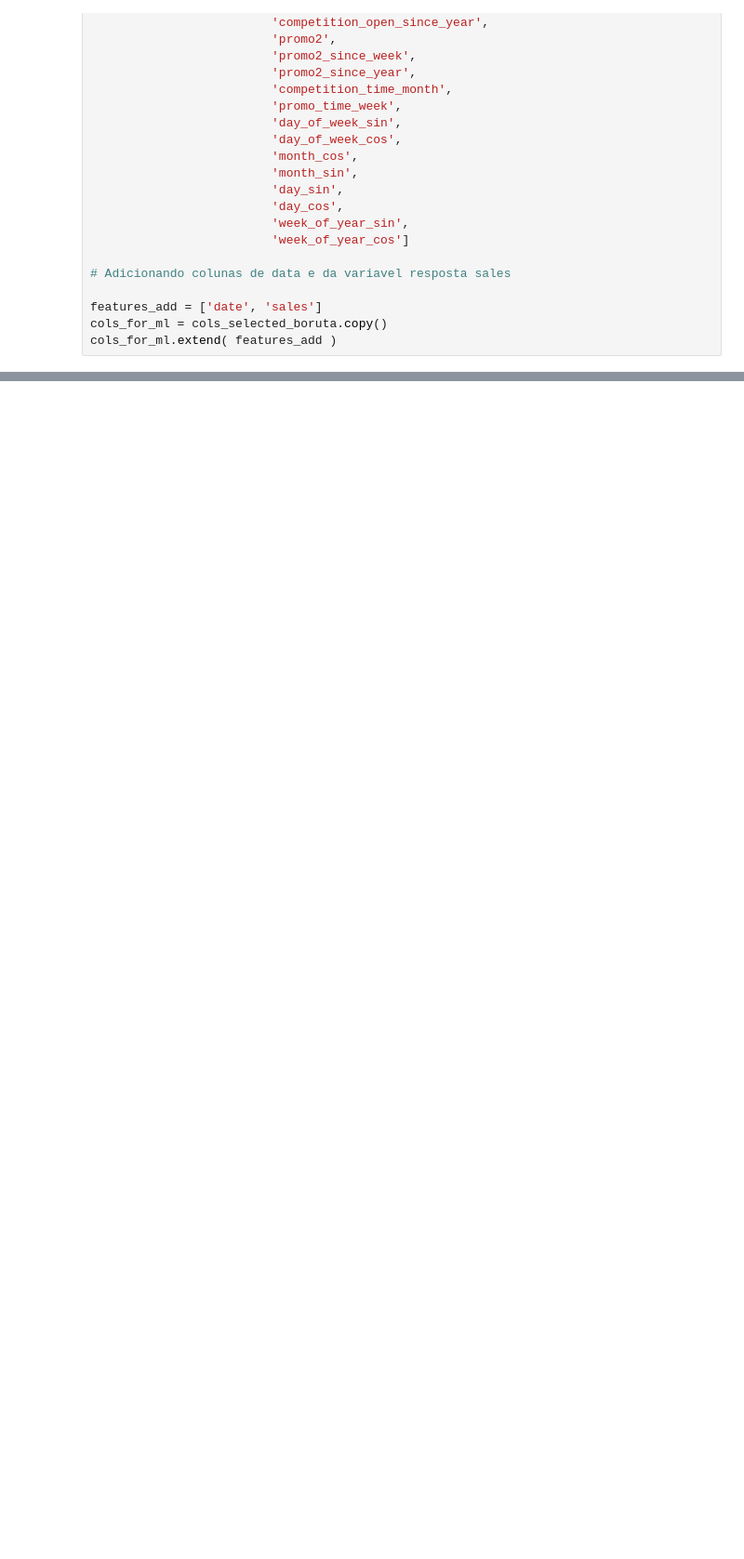
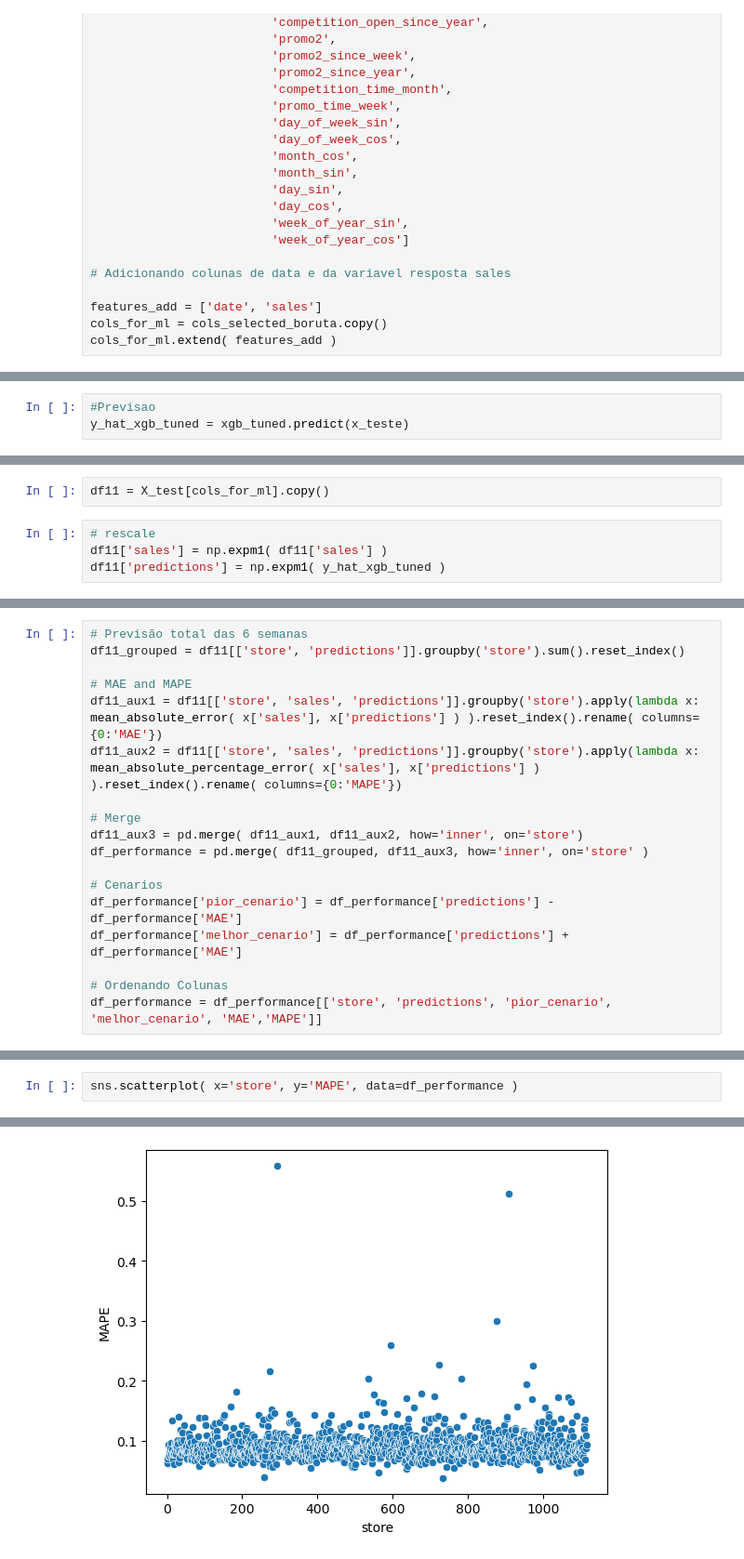
Before and after one commit to rafapires07/rossmann_store, a Jupyter notebook: rossmann_store_jupyter.ipynb, the cells around one changed output, grey strips where cells are left out. Shown at 93% size. Saved outputs shown, nothing was run; the diff lists cells and outputs as text; blank space fills up the shorter version.

```diff
--- a/rossmann_store_jupyter.ipynb
+++ b/rossmann_store_jupyter.ipynb
@@ -845,0 +1175,3 @@ df_for_ml
+# %%
+#Previsao
+y_hat_xgb_tuned = xgb_tuned.predict(x_teste)
@@ -845,0 +1190,6 @@ df_for_ml
+# %%
+df11 = X_test[cols_for_ml].copy()
+# %%
+# rescale
+df11['sales'] = np.expm1( df11['sales'] )
+df11['predictions'] = np.expm1( y_hat_xgb_tuned )
@@ -845,0 +1198,18 @@ df_for_ml
+# %%
+# Previsão total das 6 semanas
+df11_grouped = df11[['store', 'predictions']].groupby('store').sum().reset_index()
+
+# MAE and MAPE
+df11_aux1 = df11[['store', 'sales', 'predictions']].groupby('store').apply(lambda x: mean_absolute_error( x['sales'], x['predictions'] ) ).reset_index().rename( columns={0:'MAE'})
+df11_aux2 = df11[['store', 'sales', 'predictions']].groupby('store').apply(lambda x: mean_absolute_percentage_error( x['sales'], x['predictions'] ) ).reset_index().rename( columns={0:'MAPE'})
+
+# Merge
+df11_aux3 = pd.merge( df11_aux1, df11_aux2, how='inner', on='store')
+df_performance = pd.merge( df11_grouped, df11_aux3, how='inner', on='store' )
+
+# Cenarios
+df_performance['pior_cenario'] = df_performance['predictions'] - df_performance['MAE']
+df_performance['melhor_cenario'] = df_performance['predictions'] + df_performance['MAE']
+
+# Ordenando Colunas
+df_performance = df_performance[['store', 'predictions', 'pior_cenario', 'melhor_cenario', 'MAE','MAPE']]
@@ -845,0 +1230,3 @@ df_for_ml
+# %%
+sns.scatterplot( x='store', y='MAPE', data=df_performance )
+# %% [output]
@@ -845,0 +1234 @@ df_for_ml
+[figure, added]
```
Also changed, not shown: parts of 78 cells of this notebook, 1 other file.
